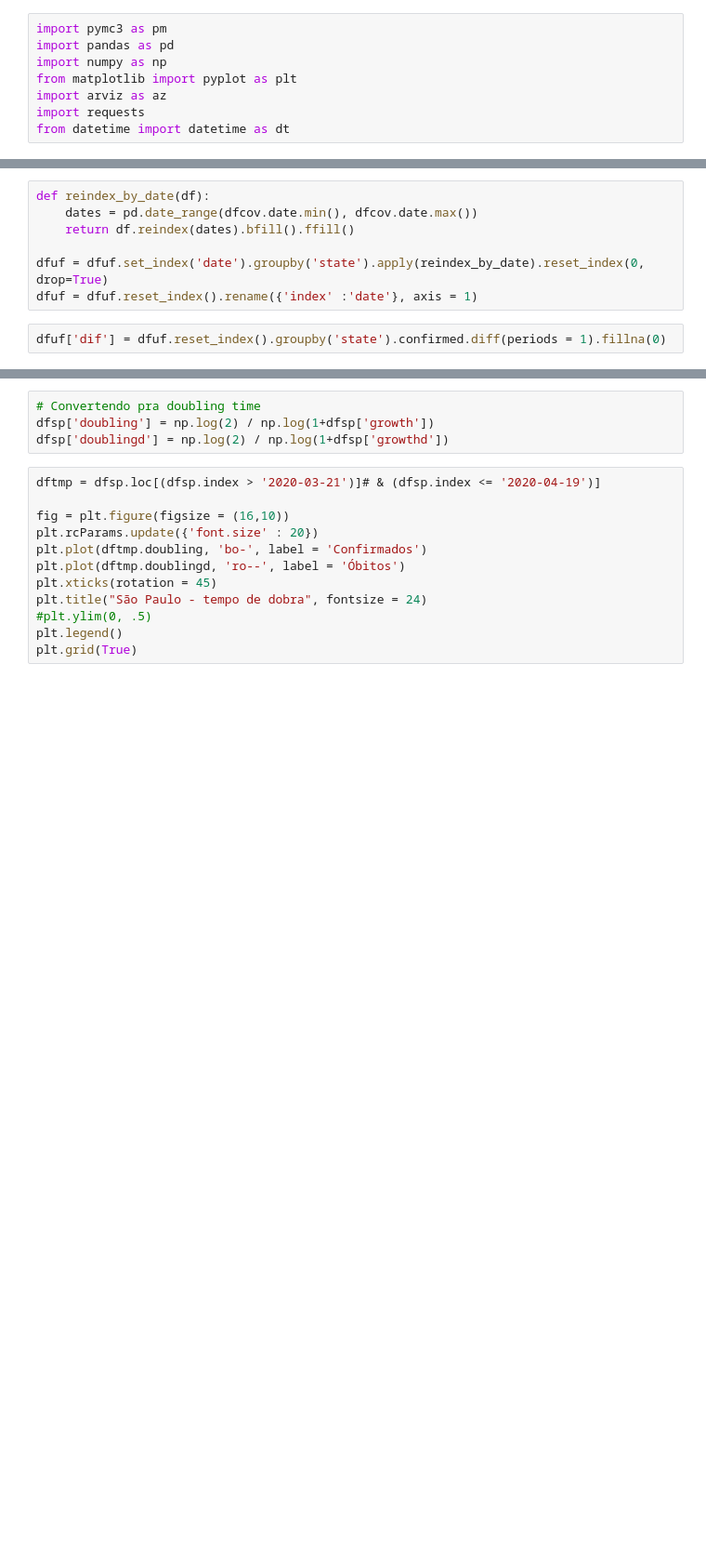
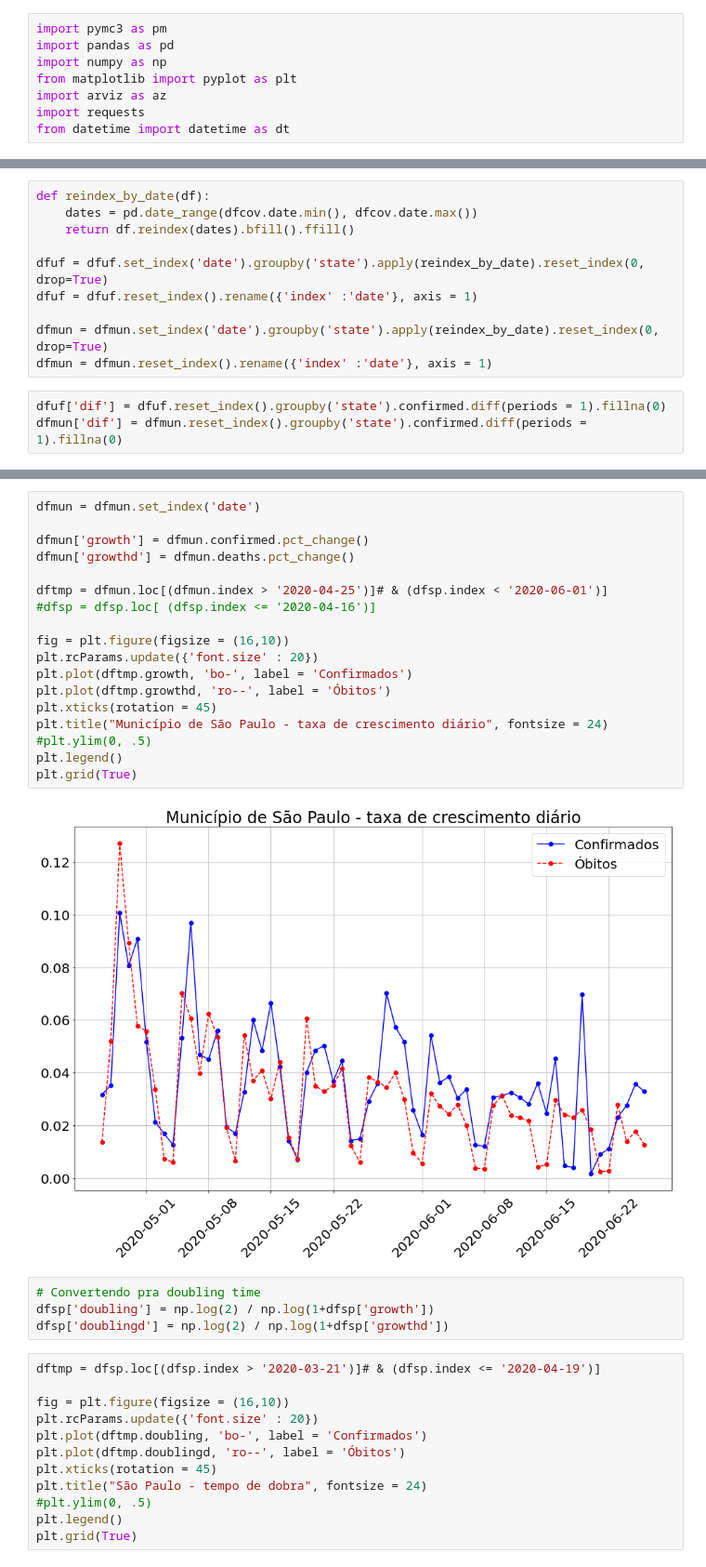
Before and after one commit to paulohubert/covid_discussao, a Jupyter notebook: brasil/covid.ipynb, the cells around one changed output, grey strips where cells are left out. Shown at 93% size. Saved outputs shown, nothing was run; the diff lists cells and outputs as text; blank space fills up the shorter version.

```diff
--- a/brasil/covid.ipynb
+++ b/brasil/covid.ipynb
@@ -21,7 +62,11 @@ def reindex_by_date(df):
 
 dfuf = dfuf.set_index('date').groupby('state').apply(reindex_by_date).reset_index(0, drop=True)
 dfuf = dfuf.reset_index().rename({'index' :'date'}, axis = 1)
+
+dfmun = dfmun.set_index('date').groupby('state').apply(reindex_by_date).reset_index(0, drop=True)
+dfmun = dfmun.reset_index().rename({'index' :'date'}, axis = 1)
 # %%
 dfuf['dif'] = dfuf.reset_index().groupby('state').confirmed.diff(periods = 1).fillna(0)
+dfmun['dif'] = dfmun.reset_index().groupby('state').confirmed.diff(periods = 1).fillna(0)
 # %%
 dfsp = dfuf.loc[dfuf.state == 'SP'].copy()
@@ -48,3 +94,23 @@ plt.grid(True)
+# %%
+dfmun = dfmun.set_index('date')
+
+dfmun['growth'] = dfmun.confirmed.pct_change()
+dfmun['growthd'] = dfmun.deaths.pct_change()
+
+dftmp = dfmun.loc[(dfmun.index > '2020-04-25')]# & (dfsp.index < '2020-06-01')]
+#dfsp = dfsp.loc[ (dfsp.index <= '2020-04-16')]
+
+fig = plt.figure(figsize = (16,10))
+plt.rcParams.update({'font.size' : 20})
+plt.plot(dftmp.growth, 'bo-', label = 'Confirmados')
+plt.plot(dftmp.growthd, 'ro--', label = 'Óbitos')
+plt.xticks(rotation = 45)
+plt.title("Município de São Paulo - taxa de crescimento diário", fontsize = 24)
+#plt.ylim(0, .5)
+plt.legend()
+plt.grid(True)
+# %% [output]
+[figure, added]
 # %%
 # Convertendo pra doubling time
 dfsp['doubling'] = np.log(2) / np.log(1+dfsp['growth'])
```
Also changed, not shown: parts of 37 cells of this notebook.
